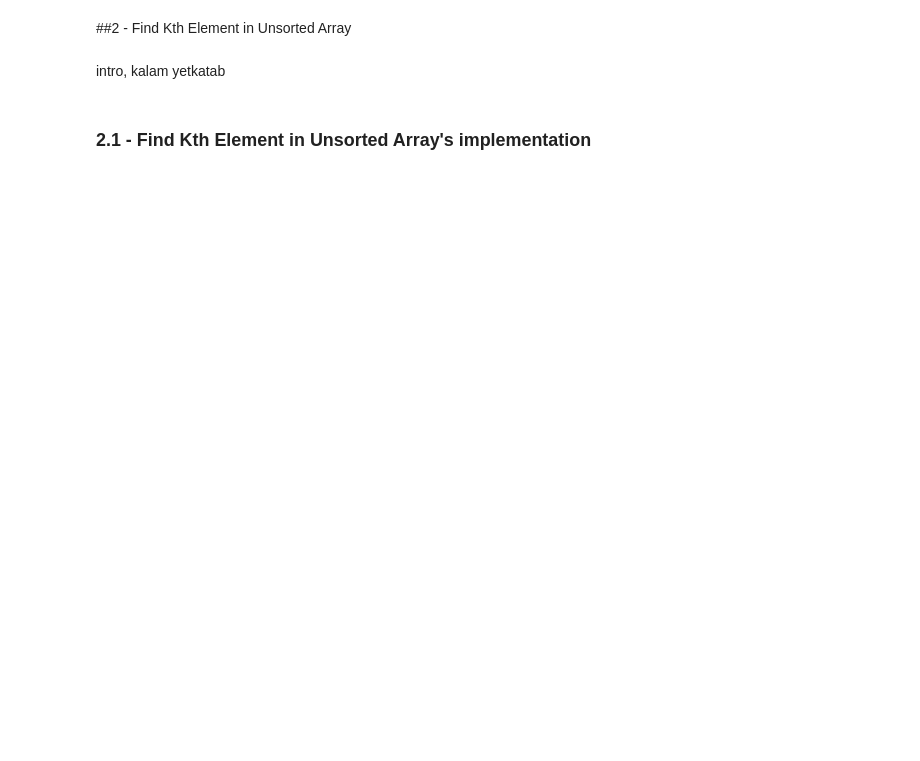
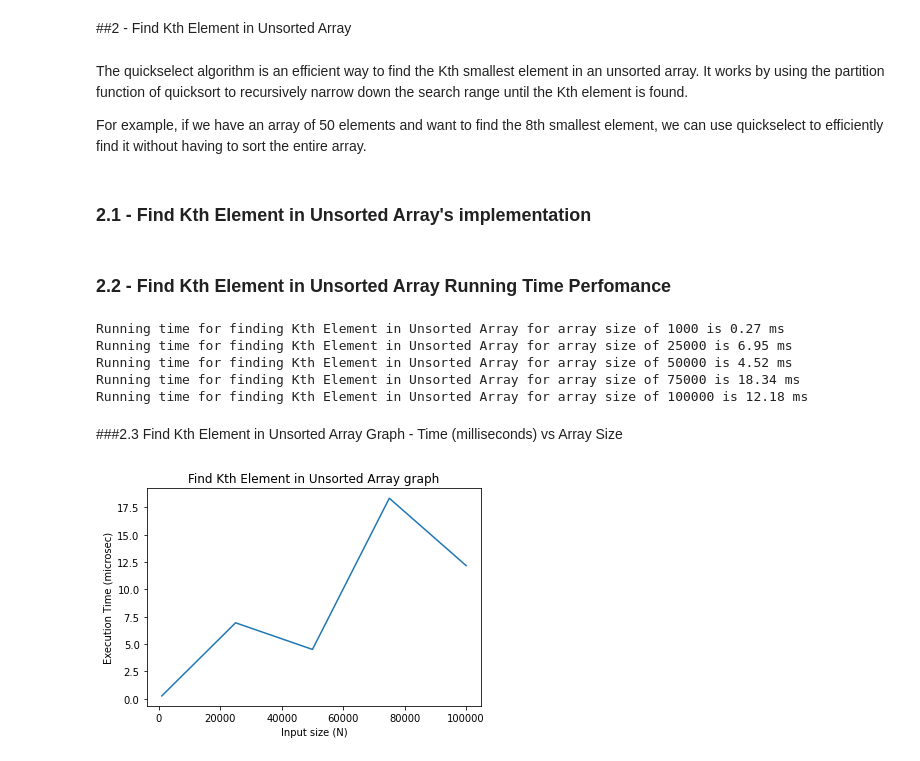
Before and after one commit to AhmedMoneimm/SortingTechniques, a Jupyter notebook: DS2_SortingTechniques.ipynb, the cells around one changed output. Drawn from its saved outputs; the diff is of its cells as text; code cells hidden in the pictures; blank space fills up the shorter version.

```diff
--- a/DS2_SortingTechniques.ipynb
+++ b/DS2_SortingTechniques.ipynb
@@ -577,8 +611,10 @@ def hybrid_merge_sort(array, start, end, threshold):
 # %% [markdown]
 <a name="part2_2"></a>
 ##2 - Find Kth Element in Unsorted Array
-# %% [markdown]
-intro, kalam yetkatab
+# %% [markdown]
+The quickselect algorithm is an efficient way to find the Kth smallest element in an unsorted array. It works by using the partition function of quicksort to recursively narrow down the search range until the Kth element is found.
+
+For example, if we have an array of 50 elements and want to find the 8th smallest element, we can use quickselect to efficiently find it without having to sort the entire array.
 # %% [markdown]
 ### 2.1 - Find Kth Element in Unsorted Array's implementation
 # %%
@@ -593,3 +629,41 @@ def kth_smallest(array, start, end, k):
     return kth_smallest(array, pivot+1, end, k-rank)
   else: #if rank of pivot greater than demanded recurse on left part of array
     return kth_smallest(array, start, pivot-1, k)
+# %% [markdown]
+### 2.2 - Find Kth Element in Unsorted Array Running Time Perfomance
+# %%
+kth_element_unsorted_array_times = []
+multiple_arrays_kth=copy.deepcopy(array_of_arrays) # to prevent the change of array_of_arrays variable values/ make the random numbers the same for all other sorting techni
+# Assume kth samllest = 6
+k = 6
+
+for arr in multiple_arrays_kth:
+    n=len(arr)
+
+    start_time = time.time()
+
+    kth_smallest(arr, 0, n-1, k)
+
+    end_time = time.time()
+    elapsed_time_ms = (end_time - start_time) * 1000
+    kth_element_unsorted_array_times.append(elapsed_time_ms)
+
+    print(f"Running time for finding Kth Element in Unsorted Array for array size of {n} is {elapsed_time_ms:.2f} ms")
+# %% [output]
+Running time for finding Kth Element in Unsorted Array for array size of 1000 is 0.27 ms
+Running time for finding Kth Element in Unsorted Array for array size of 25000 is 6.95 ms
+Running time for finding Kth Element in Unsorted Array for array size of 50000 is 4.52 ms
+Running time for finding Kth Element in Unsorted Array for array size of 75000 is 18.34 ms
+Running time for finding Kth Element in Unsorted Array for array size of 100000 is 12.18 ms
+# %% [markdown]
+###2.3 Find Kth Element in Unsorted Array Graph - Time (milliseconds) vs Array Size
+# %%
+plt.plot(sizes, kth_element_unsorted_array_times, label="Find Kth Element in Unsorted Array")
+plt.title("Find Kth Element in Unsorted Array graph")
+
+plt.xlabel("Input size (N)")
+plt.ylabel("Execution Time (microsec)")
+
+plt.show()
+# %% [output]
+[figure, added]
```
Also changed, not shown: parts of 24 cells of this notebook.
